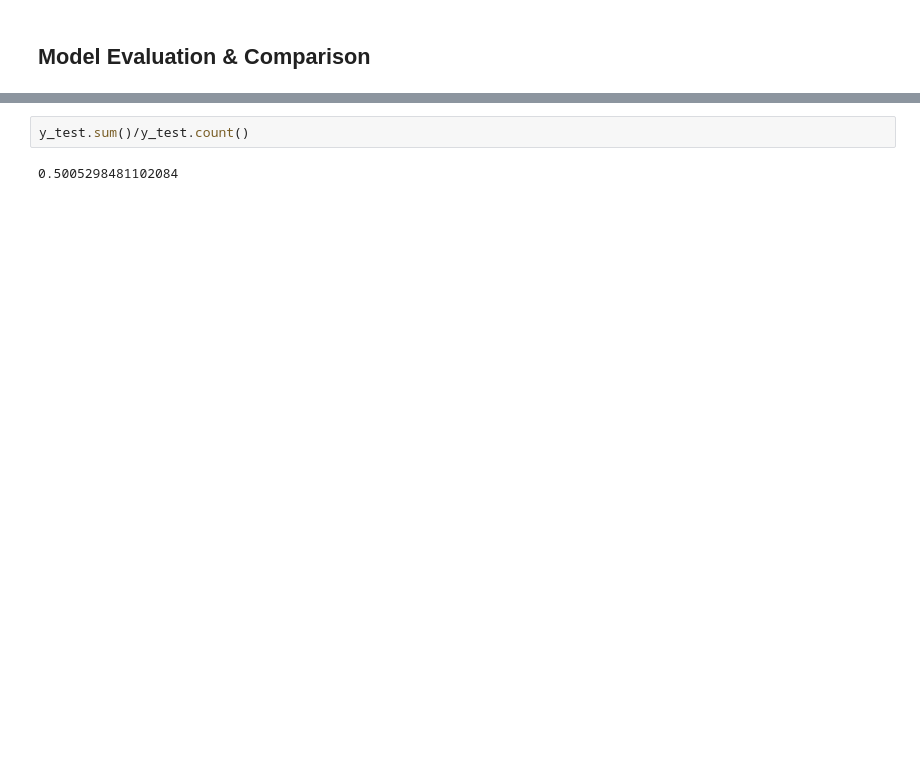
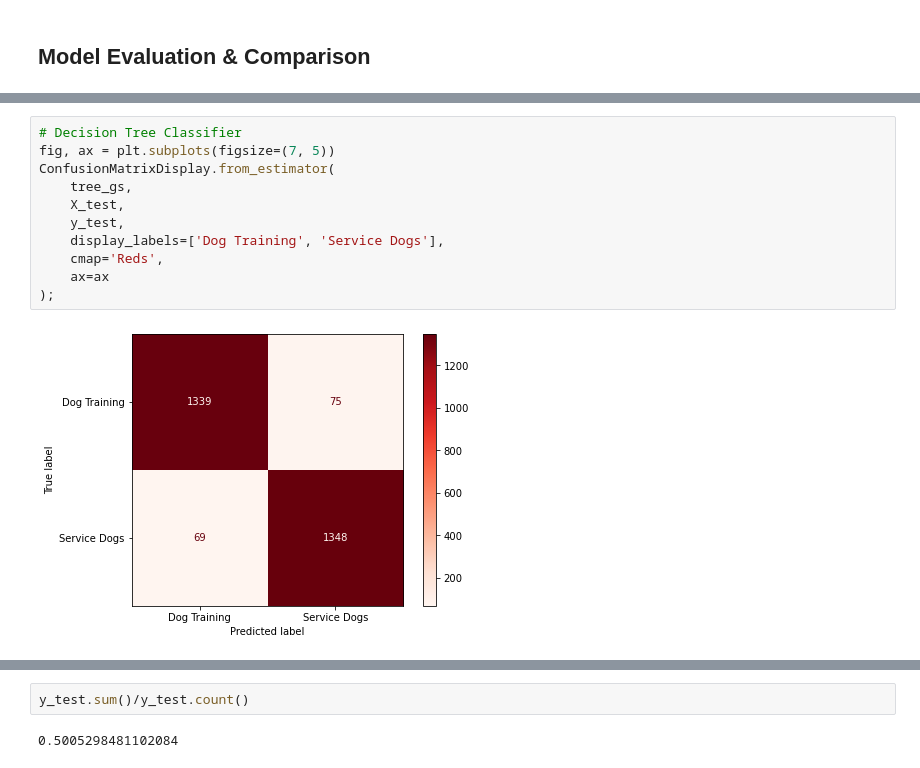
Before and after one commit to brandiehatch/project-3, a Jupyter notebook: code/project-3-hatch-model_16.ipynb, the cells around one changed output, grey strips where cells are left out. Cells and saved outputs as stored; diff of their text form; blank space fills up the shorter version.

```diff
--- a/code/project-3-hatch-model_16.ipynb
+++ b/code/project-3-hatch-model_16.ipynb
@@ -438,0 +348,13 @@ accuracy_score(y_test, tree_gs.predict(X_test))
+# %%
+# Decision Tree Classifier
+fig, ax = plt.subplots(figsize=(7, 5))
+ConfusionMatrixDisplay.from_estimator(
+    tree_gs,
+    X_test,
+    y_test,
+    display_labels=['Dog Training', 'Service Dogs'],
+    cmap='Reds',
+    ax=ax
+);
+# %% [output]
+[figure, added]
```
Also changed, not shown: parts of 61 cells of this notebook, 17 other files.
